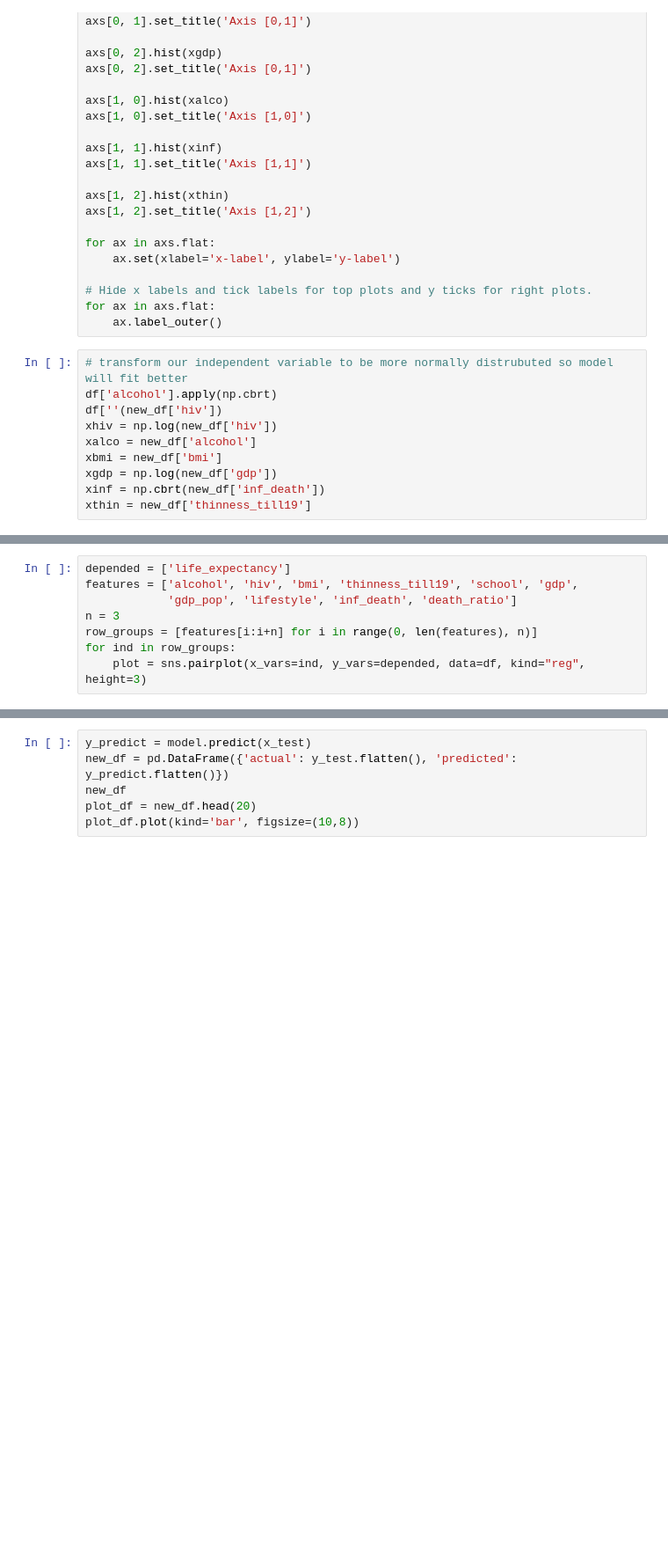
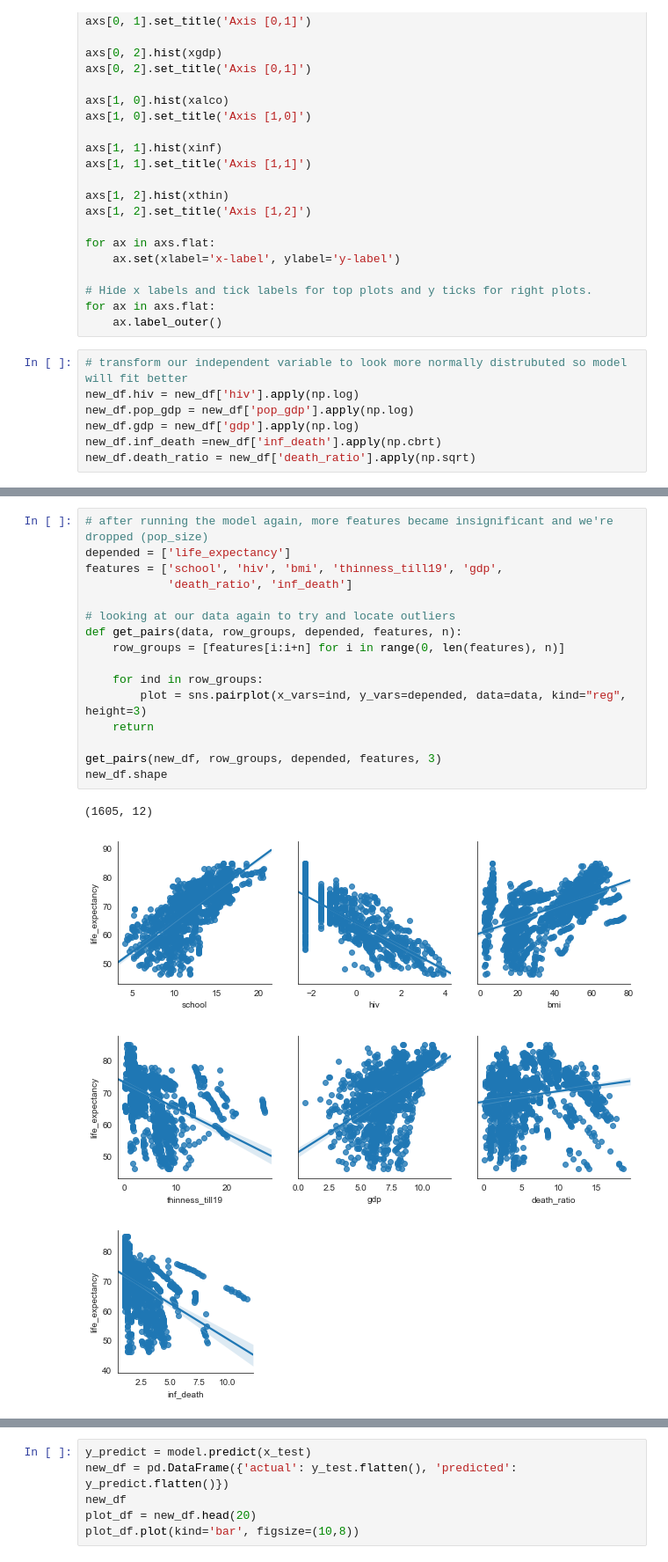
Before and after one commit to DaggerForce/Life_Expectancy_Project, a Jupyter notebook: life_expectancy.ipynb, the cells around one changed output, grey strips where cells are left out. Shown at 88% size. Drawn from its saved outputs; the diff is of its cells as text; blank space fills up the shorter version.

Commit message:
add models

```diff
--- a/life_expectancy.ipynb
+++ b/life_expectancy.ipynb
@@ -163,12 +164,9 @@ for ax in axs.flat:
 for ax in axs.flat:
     ax.label_outer()
 # %%
-# transform our independent variable to be more normally distrubuted so model will fit better
-df['alcohol'].apply(np.cbrt)
-df[''(new_df['hiv'])
-xhiv = np.log(new_df['hiv'])
-xalco = new_df['alcohol']
-xbmi = new_df['bmi']
-xgdp = np.log(new_df['gdp'])
-xinf = np.cbrt(new_df['inf_death'])
-xthin = new_df['thinness_till19']
+# transform our independent variable to look more normally distrubuted so model will fit better
+new_df.hiv = new_df['hiv'].apply(np.log)
+new_df.pop_gdp = new_df['pop_gdp'].apply(np.log)
+new_df.gdp = new_df['gdp'].apply(np.log)
+new_df.inf_death =new_df['inf_death'].apply(np.cbrt)
+new_df.death_ratio = new_df['death_ratio'].apply(np.sqrt)
@@ -178,8 +240,21 @@ lr_model.summary()
 # %%
+# after running the model again, more features became insignificant and we're dropped (pop_size)
 depended = ['life_expectancy']
-features = ['alcohol', 'hiv', 'bmi', 'thinness_till19', 'school', 'gdp',
-            'gdp_pop', 'lifestyle', 'inf_death', 'death_ratio']
-n = 3
-row_groups = [features[i:i+n] for i in range(0, len(features), n)]
-for ind in row_groups:
-    plot = sns.pairplot(x_vars=ind, y_vars=depended, data=df, kind="reg", height=3)
+features = ['school', 'hiv', 'bmi', 'thinness_till19', 'gdp',
+            'death_ratio', 'inf_death']
+
+# looking at our data again to try and locate outliers
+def get_pairs(data, row_groups, depended, features, n):
+    row_groups = [features[i:i+n] for i in range(0, len(features), n)]
+
+    for ind in row_groups:
+        plot = sns.pairplot(x_vars=ind, y_vars=depended, data=data, kind="reg", height=3)
+    return
+
+get_pairs(new_df, row_groups, depended, features, 3)
+new_df.shape
+# %% [output]
+(1605, 12)
+[figure, added]
+[figure, added]
+[figure, added]
```
Also changed, not shown: parts of 11 cells of this notebook.
